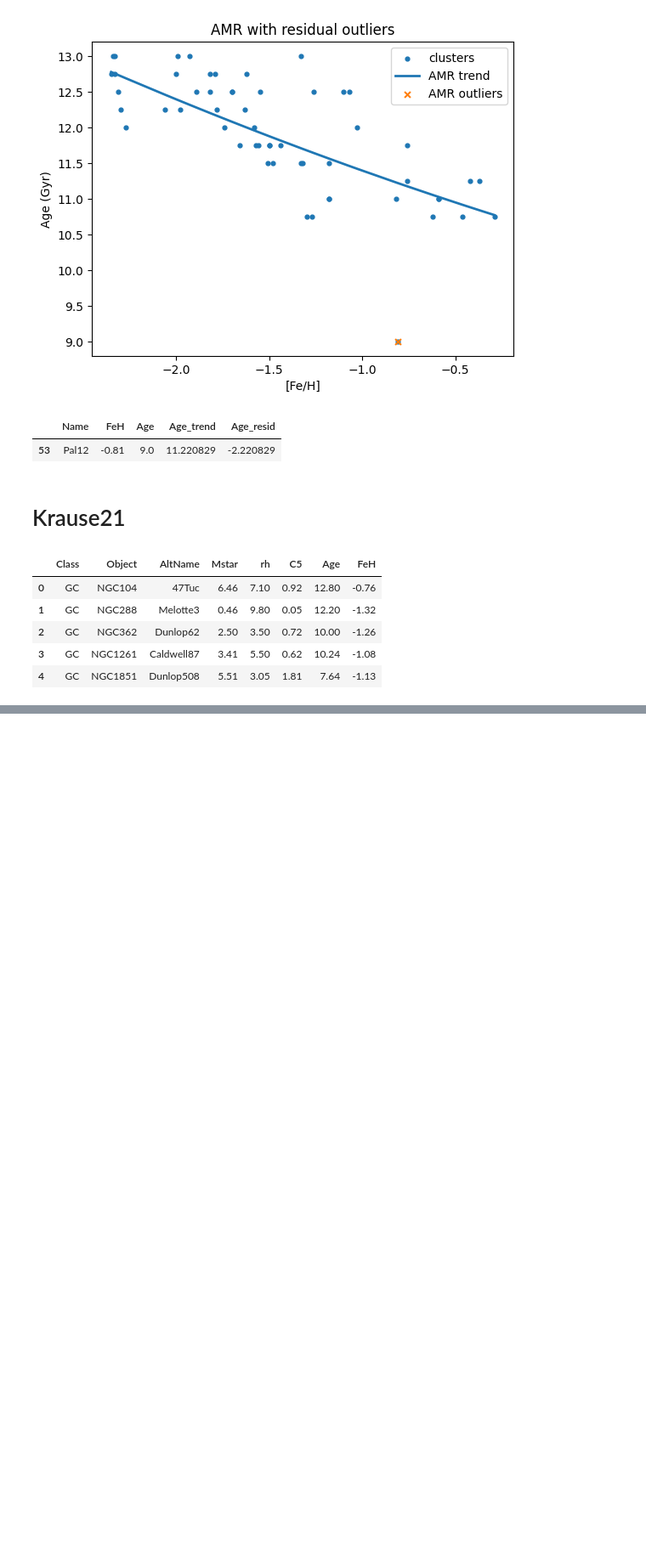
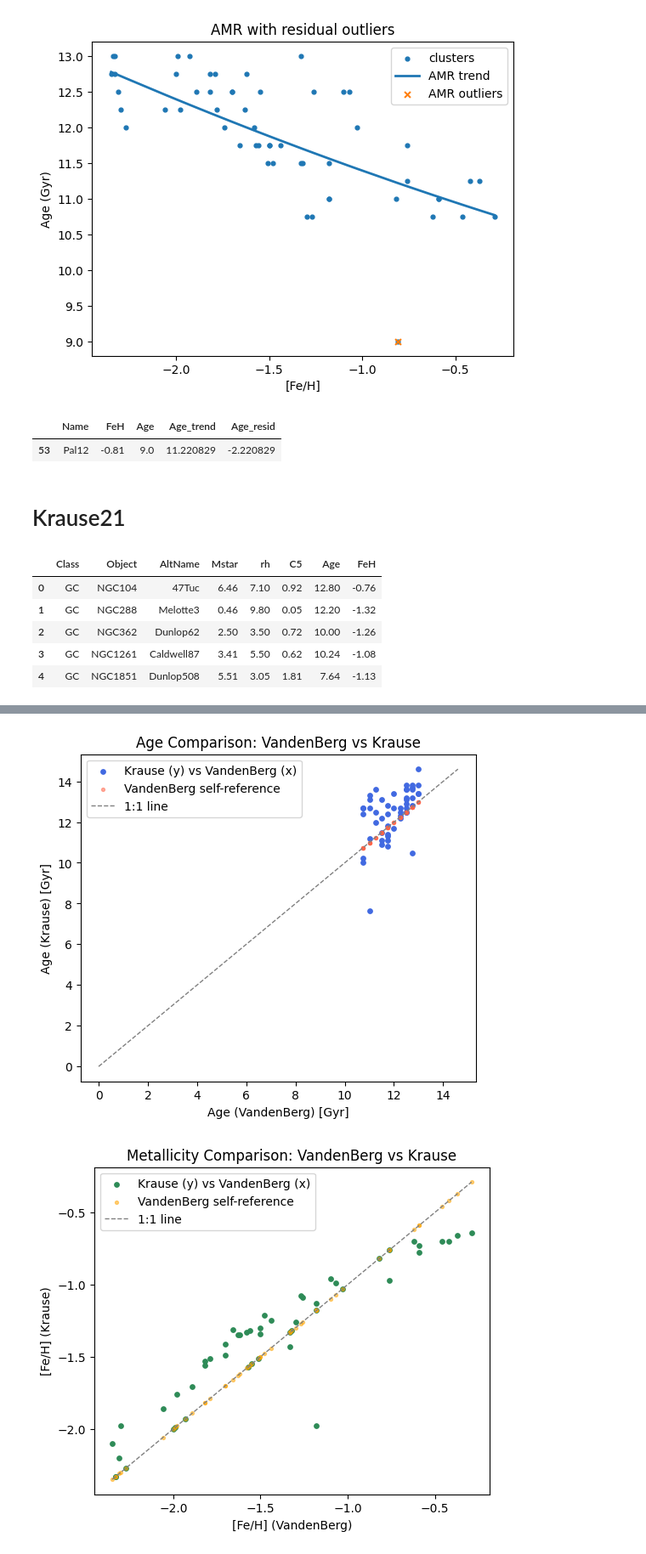
Before and after one commit to sleepdepr1ved/PHYS3116_Team, a Jupyter notebook: project.ipynb, the cells around one changed output, grey strips where cells are left out. Shown: that part at 85% size. Drawn from its saved outputs; the diff is of its cells as text; code cells hidden in the pictures; blank space fills up the shorter version.

```diff
--- a/project.ipynb
+++ b/project.ipynb
@@ -134,0 +315,41 @@ plt.show()
+# %%
+### Age comparison coloured
+plt.figure(figsize=(6, 5))
+
+# plot both separately for colour distinction
+plt.scatter(vbk["Age_vdb"], vbk["Age_k"], s=15, color="royalblue", label="Krause (y) vs VandenBerg (x)")
+
+# also show each dataset along axes for visual context (optional)
+plt.scatter(vbk["Age_vdb"], vbk["Age_vdb"], s=8, color="tomato", alpha=0.5, label="VandenBerg self-reference")
+
+# 1:1 guide line (perfect agreement)
+max_age = max(vbk["Age_vdb"].max(), vbk["Age_k"].max())
+plt.plot([0, max_age], [0, max_age], "--", color="gray", lw=1, label="1:1 line")
+
+plt.xlabel("Age (VandenBerg) [Gyr]")
+plt.ylabel("Age (Krause) [Gyr]")
+plt.title("Age Comparison: VandenBerg vs Krause")
+plt.legend()
+plt.show()
+
+
+
+### FeH Comparison coloured
+plt.figure(figsize=(6, 5))
+
+plt.scatter(vbk["FeH_vdb"], vbk["FeH_k"], s=15, color="seagreen", label="Krause (y) vs VandenBerg (x)")
+plt.scatter(vbk["FeH_vdb"], vbk["FeH_vdb"], s=8, color="orange", alpha=0.5, label="VandenBerg self-reference")
+
+# 1:1 line
+min_feh = min(vbk["FeH_vdb"].min(), vbk["FeH_k"].min())
+max_feh = max(vbk["FeH_vdb"].max(), vbk["FeH_k"].max())
+plt.plot([min_feh, max_feh], [min_feh, max_feh], "--", color="gray", lw=1, label="1:1 line")
+
+plt.xlabel("[Fe/H] (VandenBerg)")
+plt.ylabel("[Fe/H] (Krause)")
+plt.title("Metallicity Comparison: VandenBerg vs Krause")
+plt.legend()
+plt.show()
+# %% [output]
+[figure, added]
+[figure, added]
```
Also changed, not shown: parts of 10 cells of this notebook.
